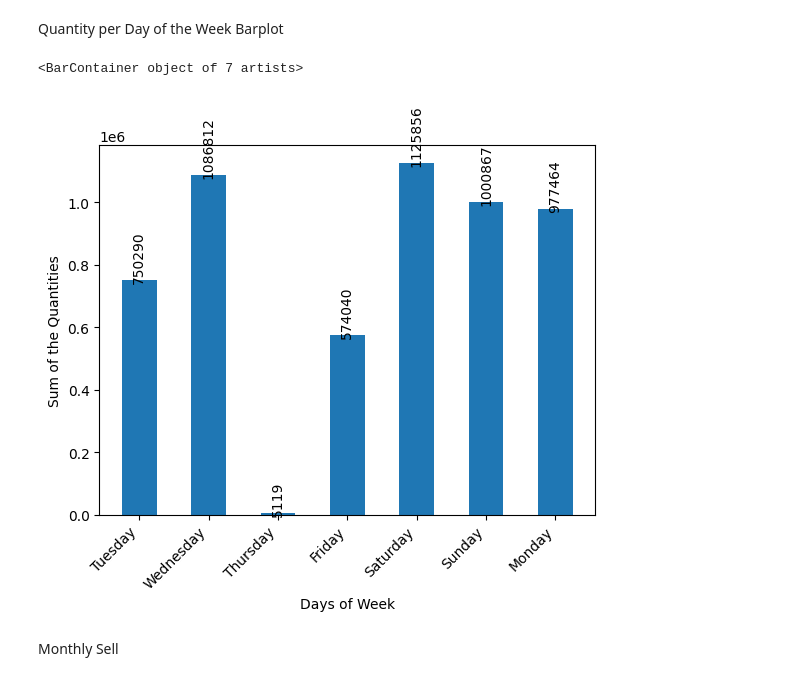
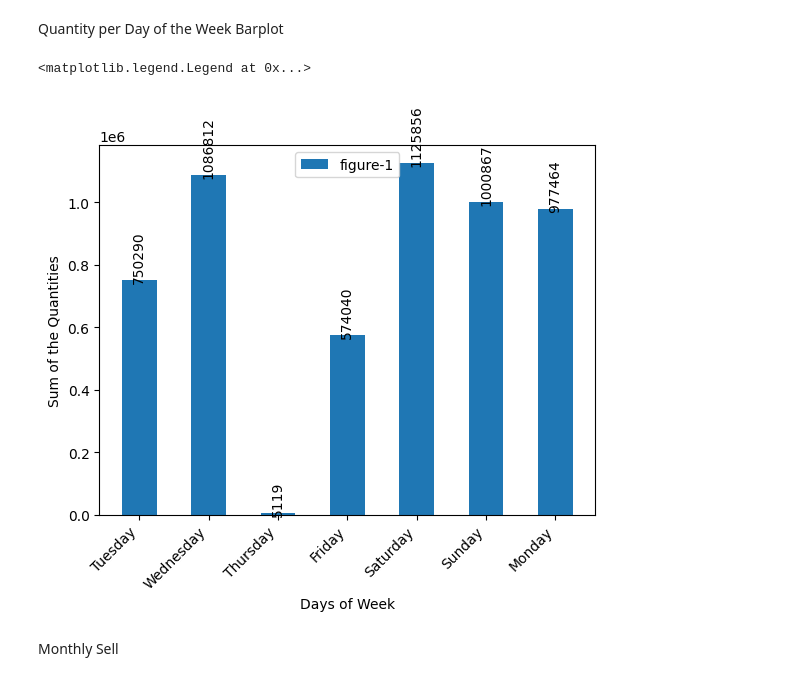
Before and after one commit to Max-shiri-90/Online-Retail-EDA, a Jupyter notebook: DA04_final_Masoud_Shiri.ipynb, the cells around one changed output. Drawn from its saved outputs; the diff is of its cells as text; code cells hidden in the pictures.

Commit message:
some variable name change

```diff
--- a/DA04_final_Masoud_Shiri.ipynb
+++ b/DA04_final_Masoud_Shiri.ipynb
@@ -149,16 +146,16 @@ df5.to_csv('remaining.csv', index=False)
 # %% [markdown]
 Remaining Invoice
 # %%
-df7 = pd.read_csv('remaining.csv')
-remiangin_invoices = len(df7.index)
+df = pd.read_csv('remaining.csv')
+remiangin_invoices = len(df.index)
 print("Remiangin Invoices: ", remiangin_invoices)
 # %% [output]
 Remiangin Invoices:  400947
 # %% [markdown]
 InvoiceDate Interval: First and Last Invoice
 # %%
-df8 = pd.to_datetime(df7['InvoiceDate'])
-print('The First Date: ', df8.min(), ' - The Last Date: ', df8.max())
+date_time = pd.to_datetime(df['InvoiceDate'])
+print('The First Date: ', date_time.min(), ' - The Last Date: ', date_time.max())
 # %% [output]
 The First Date:  2009-12-01 07:45:00  - The Last Date:  2010-12-09 20:01:00
 # %% [markdown]
@@ -171,23 +168,23 @@ def addlabels(x,y):
     for i in range(len(x)):
         plt.text(i,y.iloc[i],y.iloc[i], rotation=90, ha = 'center')
 # %%
-df7['weekday'] = df8.dt.day_name()
-df9 = df7[['weekday', 'Quantity']].groupby('weekday').sum()
+df['Weekday'] = date_time.dt.day_name()
+df_quantity = df[['Weekday', 'Quantity']].groupby('Weekday').sum()
 
-data1 = df7.weekday.unique()
-data2 = df9.Quantity
+data1 = df.Weekday.unique()
+data2 = df_quantity.Quantity
 
 plt.xticks(rotation=45, ha='right')
 addlabels(data1, data2)
 
 plt.xlabel("Days of Week")
 plt.ylabel("Sum of the Quantities")
 
 plt.bar(data1, data2, width = 0.5, label="figure-1")
 plt.legend()
 # %% [output]
-<BarContainer object of 7 artists>
+<matplotlib.legend.Legend at 0x...>
-[figure, old version]
+[figure, new version]
 # %% [markdown]
 Monthly Sell
 # %%
```
Also changed, not shown: parts of 9 cells of this notebook.
